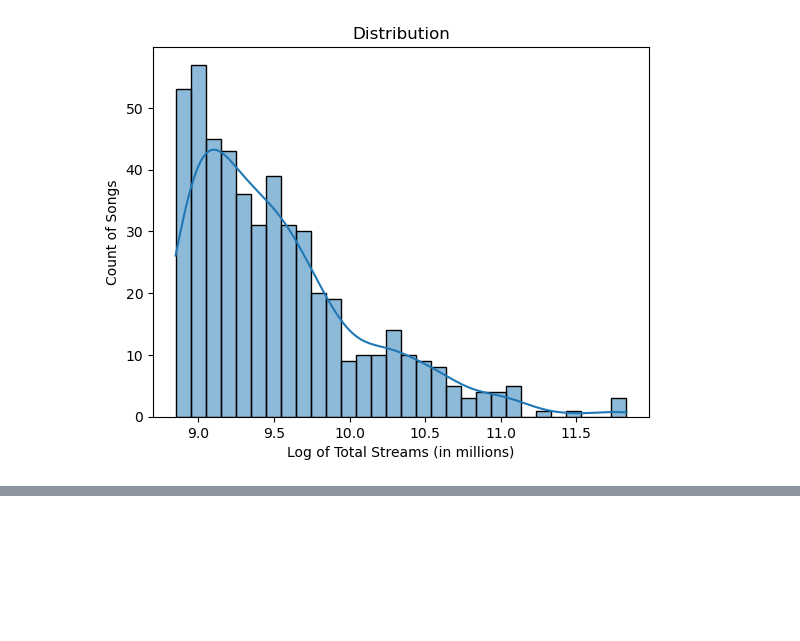
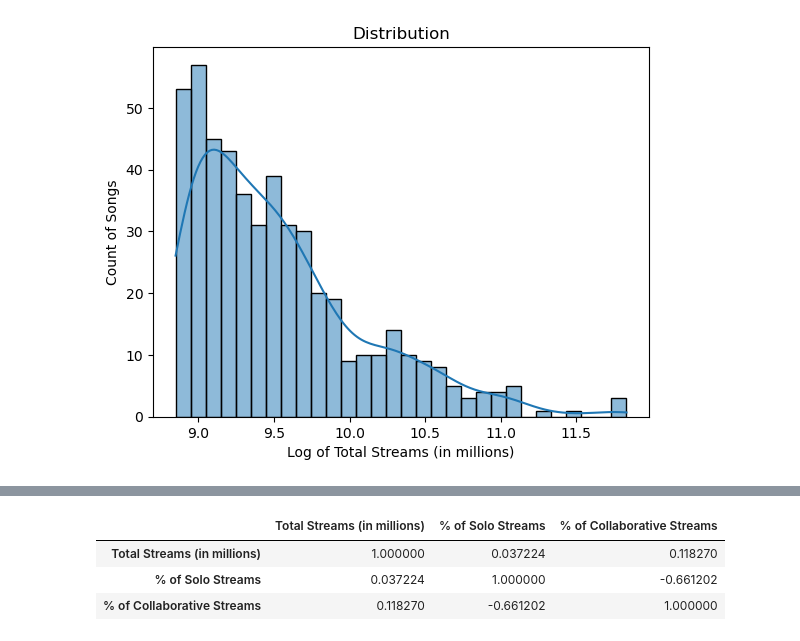
Before and after one commit to Kanjerih/spotify-most-streamed-artists, a Jupyter notebook: spotify-most-streamed-artists.ipynb, the cells around one changed output, grey strips where cells are left out. Saved outputs shown, nothing was run; the diff lists cells and outputs as text; code cells hidden in the pictures; blank space fills up the shorter version.

```diff
--- a/spotify-most-streamed-artists.ipynb
+++ b/spotify-most-streamed-artists.ipynb
@@ -180,0 +210,10 @@ Text(0, 0.5, 'Count of Songs')
+# %%
+spotify_df[[ "Total Streams (in millions)",
+        "% of Solo Streams",
+        "% of Collaborative Streams"
+           ]].corr()
+# %% [output]
+|  | Total Streams (in millions) | % of Solo Streams | % of Collaborative Streams |
+| Total Streams (in millions) | 1.000000 | 0.037224 | 0.118270 |
+| % of Solo Streams | 0.037224 | 1.000000 | -0.661202 |
+| % of Collaborative Streams | 0.118270 | -0.661202 | 1.000000 |
```
Also changed, not shown: parts of 4 cells of this notebook.
